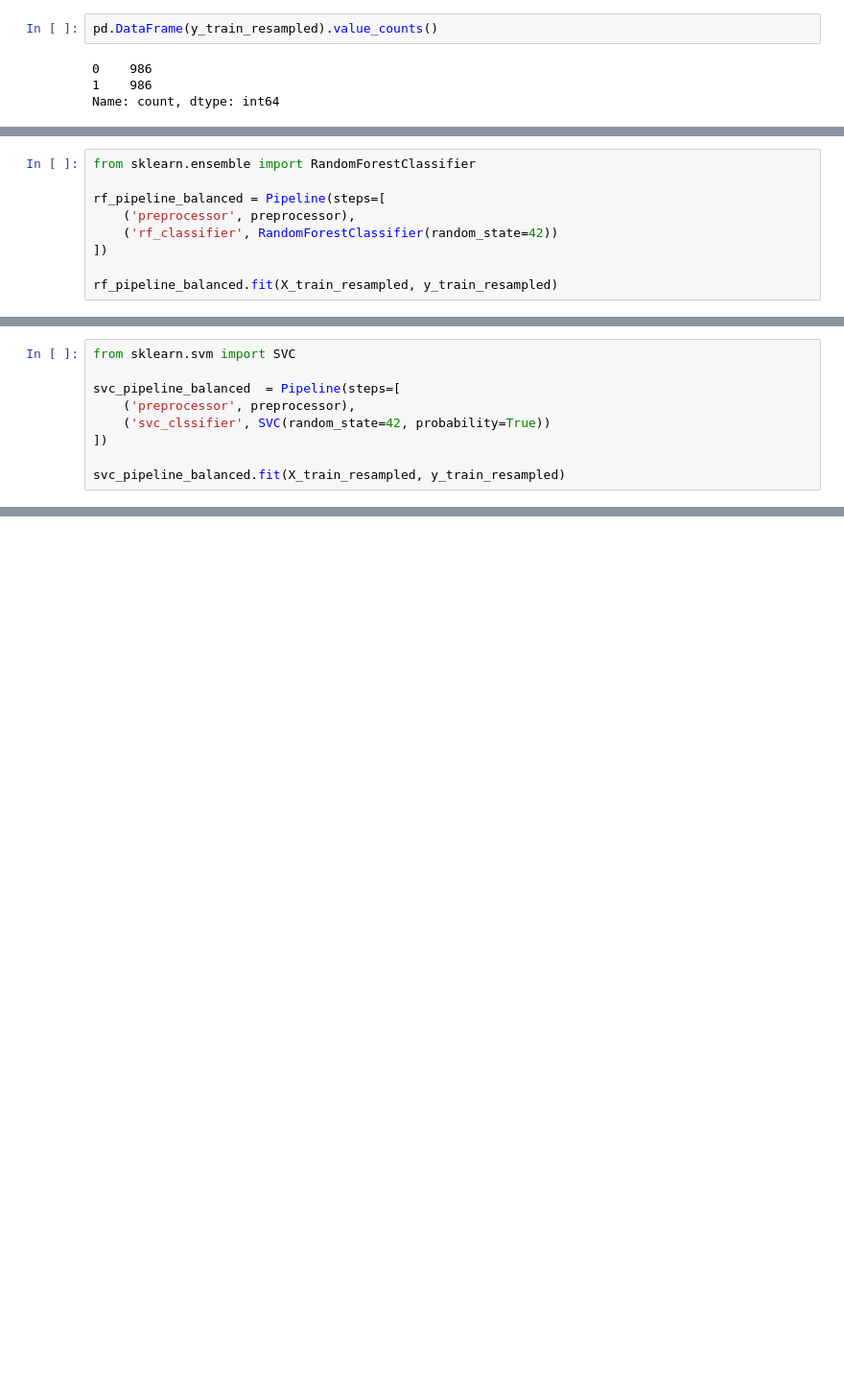
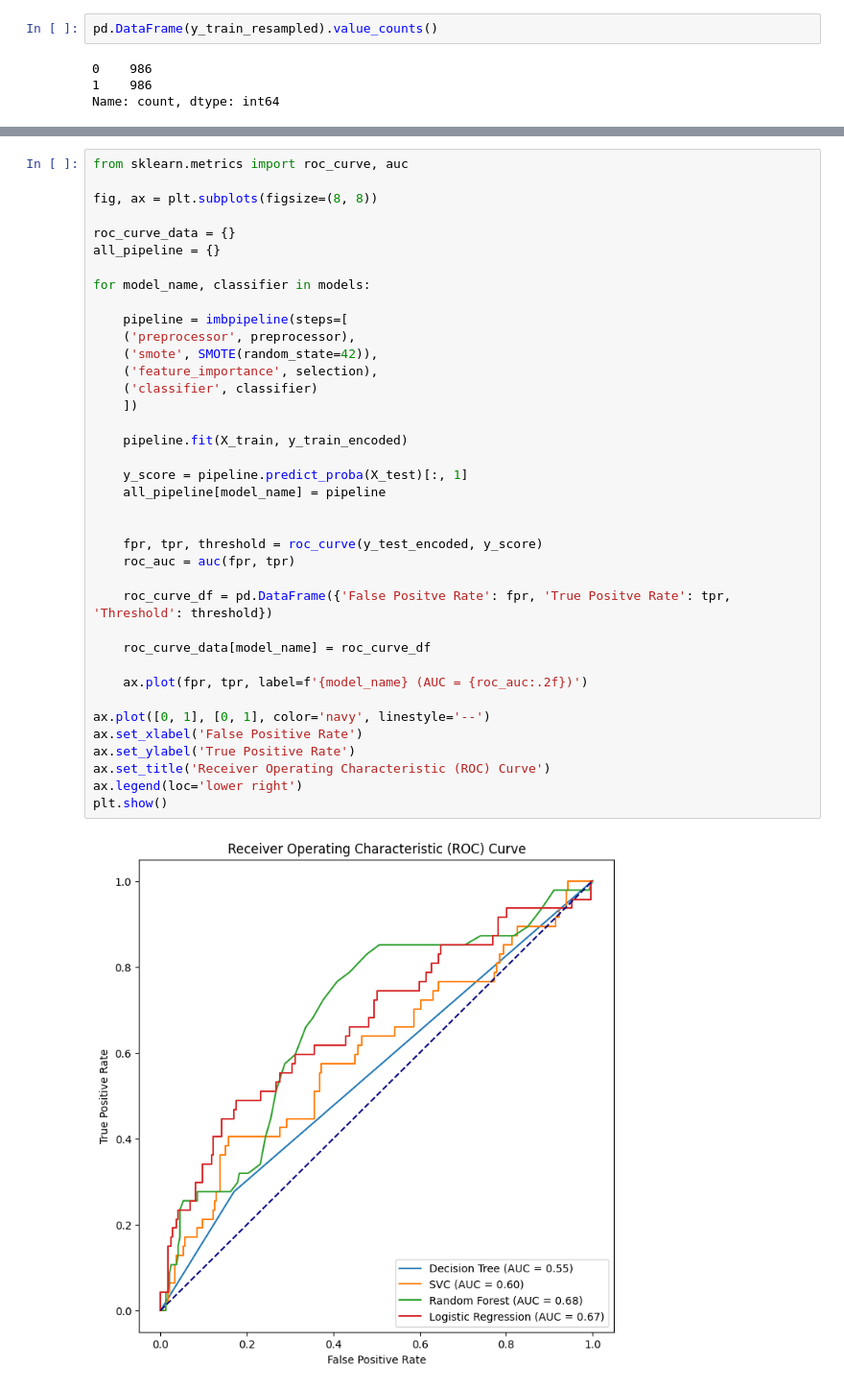
Before and after one commit to coderacheal/IBM-Attrition-Prediction, a Jupyter notebook: notebook.ipynb, the cells around one changed output, grey strips where cells are left out. Shown at 96% size. Cells and saved outputs as stored; diff of their text form; blank space fills up the shorter version.

```diff
--- a/notebook.ipynb
+++ b/notebook.ipynb
@@ -614,9 +608,0 @@ weighted avg       0.76      0.76      0.76       294
-# %%
-from sklearn.ensemble import RandomForestClassifier
-
-rf_pipeline_balanced = Pipeline(steps=[
-    ('preprocessor', preprocessor),
-    ('rf_classifier', RandomForestClassifier(random_state=42))
-])
-
-rf_pipeline_balanced.fit(X_train_resampled, y_train_resampled)
@@ -660,9 +608,0 @@ weighted avg       0.81      0.84      0.81       294
-# %%
-from sklearn.svm import SVC
-
-svc_pipeline_balanced  = Pipeline(steps=[
-    ('preprocessor', preprocessor),
-    ('svc_clssifier', SVC(random_state=42, probability=True))
-])
-
-svc_pipeline_balanced.fit(X_train_resampled, y_train_resampled)
@@ -816,0 +723,40 @@ metrics_df
+# %%
+from sklearn.metrics import roc_curve, auc
+
+fig, ax = plt.subplots(figsize=(8, 8))
+
+roc_curve_data = {}
+all_pipeline = {}
+
+for model_name, classifier in models:
+
+    pipeline = imbpipeline(steps=[
+    ('preprocessor', preprocessor),
+    ('smote', SMOTE(random_state=42)),
+    ('feature_importance', selection),
+    ('classifier', classifier)
+    ])
+
+    pipeline.fit(X_train, y_train_encoded)
+
+    y_score = pipeline.predict_proba(X_test)[:, 1]
+    all_pipeline[model_name] = pipeline
+
+
+    fpr, tpr, threshold = roc_curve(y_test_encoded, y_score)
+    roc_auc = auc(fpr, tpr)
+
+    roc_curve_df = pd.DataFrame({'False Positve Rate': fpr, 'True Positve Rate': tpr, 'Threshold': threshold})
+
+    roc_curve_data[model_name] = roc_curve_df
+
+    ax.plot(fpr, tpr, label=f'{model_name} (AUC = {roc_auc:.2f})')
+
+ax.plot([0, 1], [0, 1], color='navy', linestyle='--')
+ax.set_xlabel('False Positive Rate')
+ax.set_ylabel('True Positive Rate')
+ax.set_title('Receiver Operating Characteristic (ROC) Curve')
+ax.legend(loc='lower right')
+plt.show()
+# %% [output]
+[figure, added]
```
Also changed, not shown: parts of 59 cells of this notebook, 6 other files.
